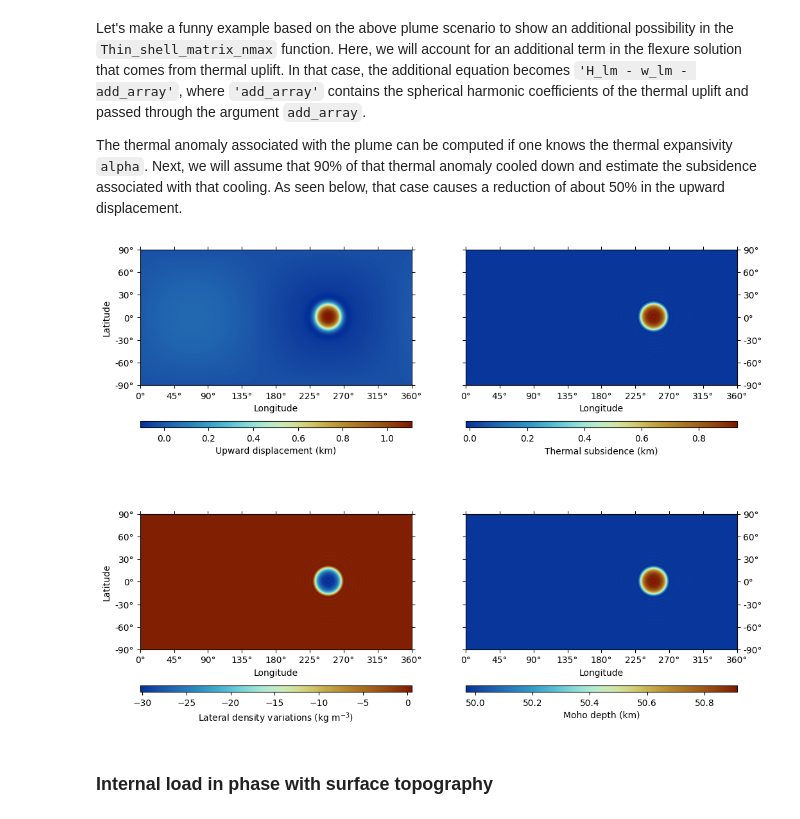
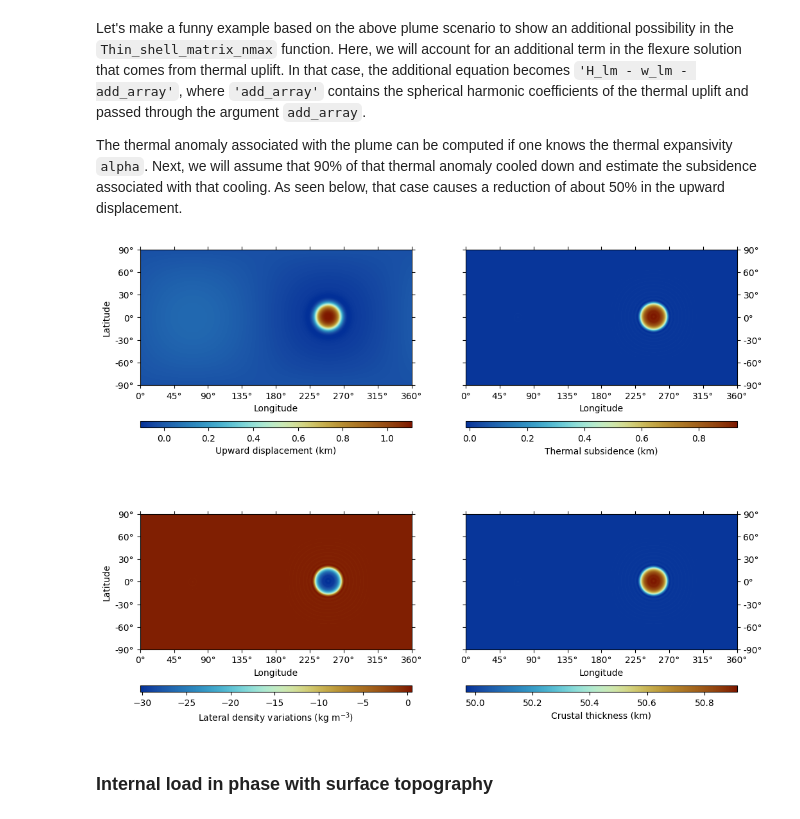
Before and after one commit to AB-Ares/Displacement_strain_planet, a Jupyter notebook: examples/Run_demo.ipynb, the cells around one changed output. Cells and saved outputs as stored; diff of their text form; code cells hidden in the pictures.

```diff
--- a/examples/Run_demo.ipynb
+++ b/examples/Run_demo.ipynb
@@ -267,35 +267,35 @@ plume_thickness = 150e3 # Thickness of the mantle plume
 alpha = 3.3e-5          # Thermal expansivity
 
 Temperature_moho_lm   =  drhom_lm_plume / (-rhom*alpha)                  # Temperature
 cooling_moho          = Temperature_moho_lm * 0.1                        # 90% cooling
                                                     # of the initial plume temperature
 Thermal_subsidence_lm =  alpha * cooling_moho *  (((R-c)**3) / (3*R**2)) # Associated
                                                                          # subsidence
 
 w_lm, A_lm, moho_relief_lm, dc_lm, drhom_lm, omega_lm, q_lm, Gc_lm, \
 G_lm, H_lm, sols = Thin_shell_matrix_nmax(*args_param_m, base_drho = \
         Te+plume_thickness, top_drho = Te, drhom_lm = drhom_lm_plume, \
         dc_lm = zeros.copy(), add_equation = \
         'H_lm - w_lm - add_array', add_array = Thermal_subsidence_lm)
 
 ### Plotting
 args_plot = dict(tick_interval=[45, 30], colorbar = 'bottom', cmap = cm.roma_r)
 fig, ((ax1,ax2),(ax3,ax4)) = plt.subplots(2,2, **args_fig)
 
 moho_ref = (R - c) / 1e3
 
 (pysh.SHCoeffs.from_array(w_lm/1e3).expand(**args_expand) - R/1e3).plot(ax=ax1, \
         cb_label = 'Upward displacement (km)', **args_plot)
 pysh.SHCoeffs.from_array(Thermal_subsidence_lm/1e3).expand(**args_expand).plot(ax=ax2, \
         cb_label = 'Thermal subsidence (km)', \
         ticks = 'wSnE', ylabel = None, **args_plot)
 pysh.SHCoeffs.from_array(drhom_lm).expand(**args_expand).plot(ax=ax3, \
         cb_label = 'Lateral density variations (kg m$^{-3}$)', **args_plot)
 (pysh.SHCoeffs.from_array((H_lm-moho_relief_lm)/1e3).expand(**args_expand)). \
-        plot(ax=ax4, cb_label = 'Moho depth (km)', ticks = 'wSnE', ylabel = \
+        plot(ax=ax4, cb_label = 'Crustal thickness (km)', ticks = 'wSnE', ylabel = \
         None, show = True, **args_plot)
 # %% [output]
-[figure, old version]
+[figure, new version]
 # %% [markdown]
 ### Internal load in phase with surface topography
 # %% [markdown]
```
Also changed, not shown: parts of 3 cells of this notebook, 24 other files.
